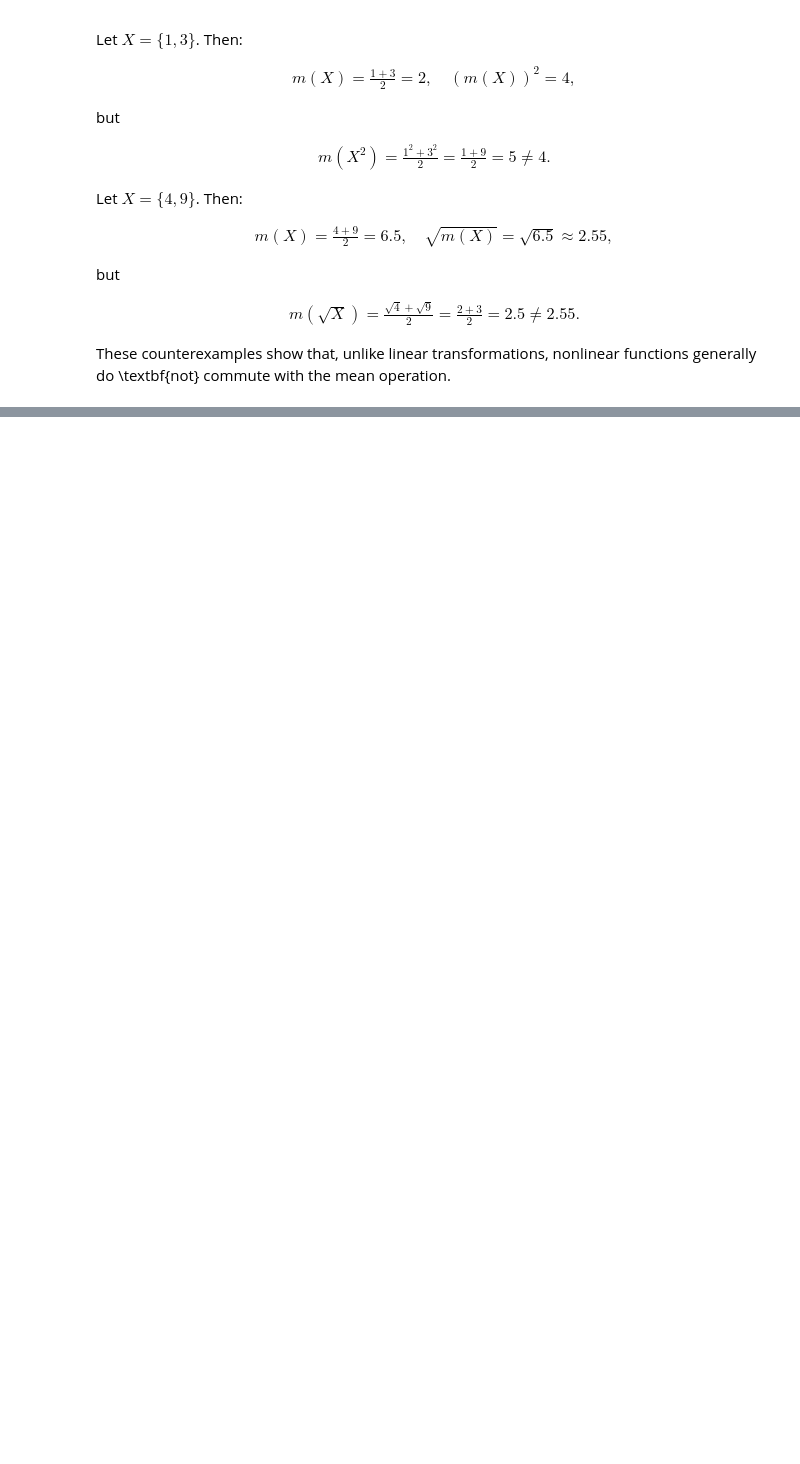
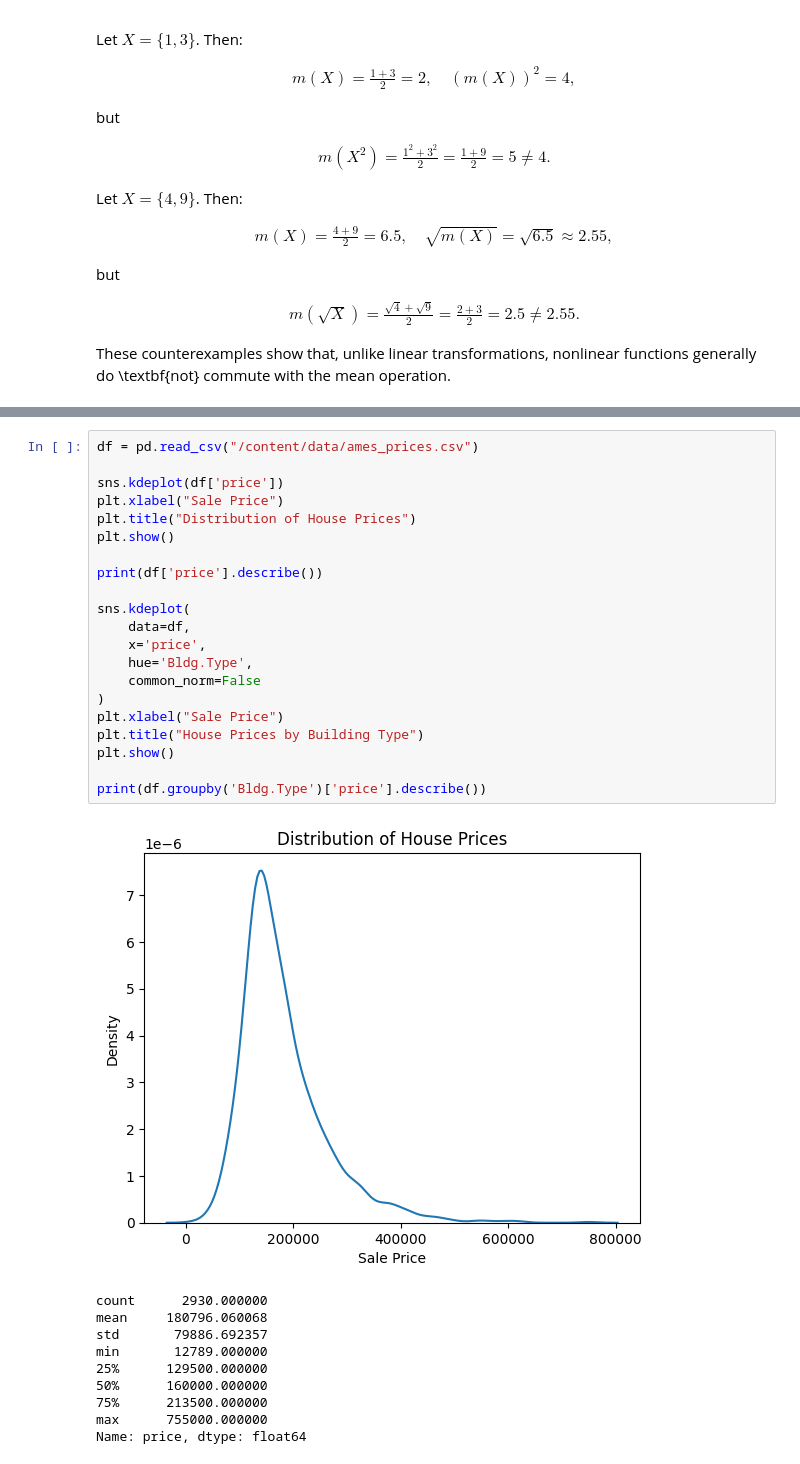
Before and after one commit to brishti-c/undergrad_ml_assignments, a Jupyter notebook: 01_assignment_wrangling_and_eda.ipynb, the cells around one changed output, grey strips where cells are left out. Cells and saved outputs as stored; diff of their text form; blank space fills up the shorter version.

```diff
--- a/01_assignment_wrangling_and_eda.ipynb
+++ b/01_assignment_wrangling_and_eda.ipynb
@@ -820,0 +838,32 @@ We'll use the `ames_prices.csv` dataset. The "relevant" variables for this quest
+# %%
+df = pd.read_csv("/content/data/ames_prices.csv")
+
+sns.kdeplot(df['price'])
+plt.xlabel("Sale Price")
+plt.title("Distribution of House Prices")
+plt.show()
+
+print(df['price'].describe())
+
+sns.kdeplot(
+    data=df,
+    x='price',
+    hue='Bldg.Type',
+    common_norm=False
+)
+plt.xlabel("Sale Price")
+plt.title("House Prices by Building Type")
+plt.show()
+
+print(df.groupby('Bldg.Type')['price'].describe())
+# %% [output]
+[figure, added]
+count      2930.000000
+mean     180796.060068
+std       79886.692357
+min       12789.000000
+25%      129500.000000
+50%      160000.000000
+75%      213500.000000
+max      755000.000000
+Name: price, dtype: float64
```
Also changed, not shown: parts of 8 cells of this notebook.
